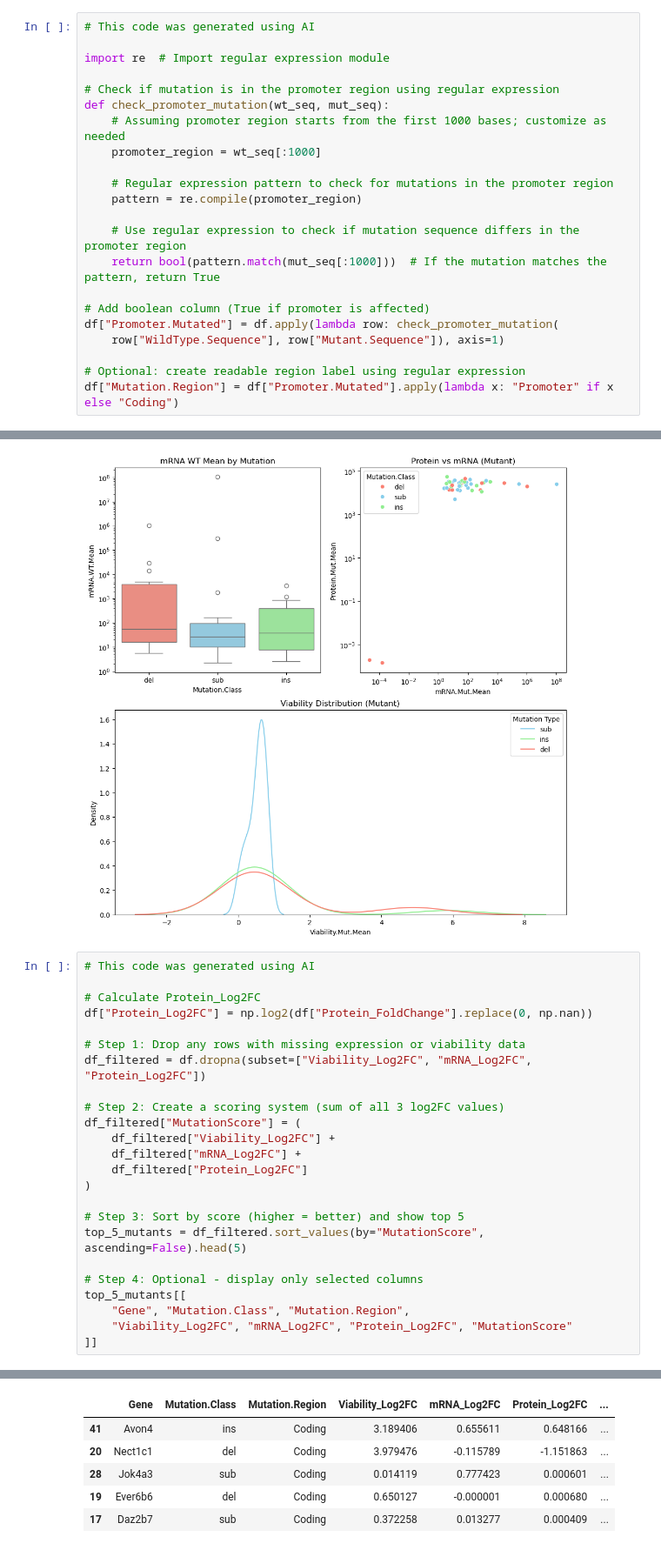
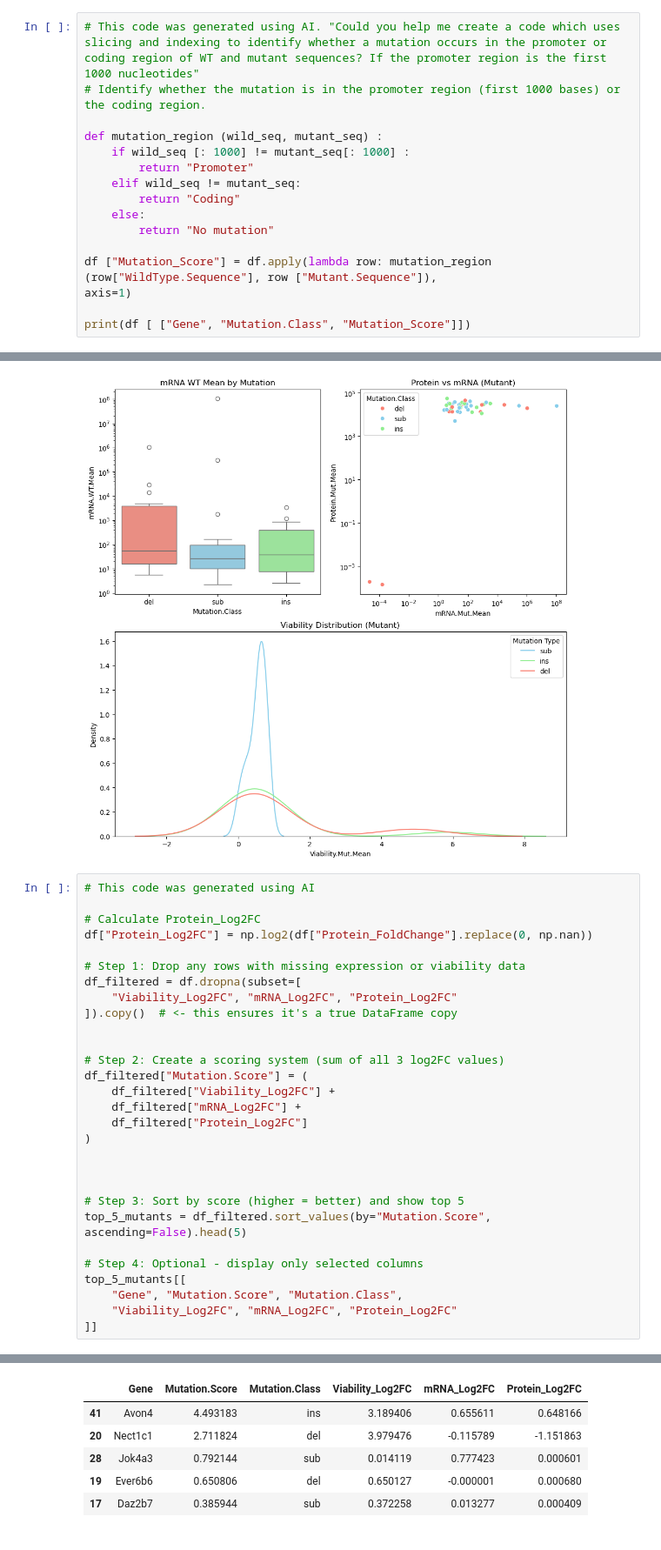
Before and after one commit to shalnaemi/Biotech_computation, a Jupyter notebook: Final Assingment.ipynb, the cells around one changed output, grey strips where cells are left out. Shown at 87% size. Drawn from its saved outputs; the diff is of its cells as text.

```diff
--- a/Final Assingment.ipynb
+++ b/Final Assingment.ipynb
@@ -173,24 +157,18 @@ del    14
 ins    13
 Name: count, dtype: int64
 # %%
-# This code was generated using AI
+# This code was generated using AI. "Could you help me create a code which uses slicing and indexing to identify whether a mutation occurs in the promoter or coding region of WT and mutant sequences? If the promoter region is the first 1000 nucleotides"
+# Identify whether the mutation is in the promoter region (first 1000 bases) or the coding region.
 
-import re  # Import regular expression module
+def mutation_region (wild_seq, mutant_seq) :
+    if wild_seq [: 1000] != mutant_seq[: 1000] :
+        return "Promoter"
+    elif wild_seq != mutant_seq:
+        return "Coding"
+    else:
+        return "No mutation"
 
-# Check if mutation is in the promoter region using regular expression
-def check_promoter_mutation(wt_seq, mut_seq):
-    # Assuming promoter region starts from the first 1000 bases; customize as needed
-    promoter_region = wt_seq[:1000]
+df ["Mutation_Score"] = df.apply(lambda row: mutation_region (row["WildType.Sequence"], row ["Mutant.Sequence"]),
+axis=1)
 
-    # Regular expression pattern to check for mutations in the promoter region
-    pattern = re.compile(promoter_region)
-
-    # Use regular expression to check if mutation sequence differs in the promoter region
-    return bool(pattern.match(mut_seq[:1000]))  # If the mutation matches the pattern, return True
-
-# Add boolean column (True if promoter is affected)
-df["Promoter.Mutated"] = df.apply(lambda row: check_promoter_mutation(
-    row["WildType.Sequence"], row["Mutant.Sequence"]), axis=1)
-
-# Optional: create readable region label using regular expression
-df["Mutation.Region"] = df["Promoter.Mutated"].apply(lambda x: "Promoter" if x else "Coding")
+print(df [ ["Gene", "Mutation.Class", "Mutation_Score"]])
@@ -312,21 +291,26 @@ Passing `palette` without assigning `hue` is deprecated and will be removed in v
 df["Protein_Log2FC"] = np.log2(df["Protein_FoldChange"].replace(0, np.nan))
 
 # Step 1: Drop any rows with missing expression or viability data
-df_filtered = df.dropna(subset=["Viability_Log2FC", "mRNA_Log2FC", "Protein_Log2FC"])
+df_filtered = df.dropna(subset=[
+    "Viability_Log2FC", "mRNA_Log2FC", "Protein_Log2FC"
+]).copy()  # <- this ensures it's a true DataFrame copy
+
 
 # Step 2: Create a scoring system (sum of all 3 log2FC values)
-df_filtered["MutationScore"] = (
+df_filtered["Mutation.Score"] = (
     df_filtered["Viability_Log2FC"] +
     df_filtered["mRNA_Log2FC"] +
     df_filtered["Protein_Log2FC"]
 )
 
+
+
 # Step 3: Sort by score (higher = better) and show top 5
-top_5_mutants = df_filtered.sort_values(by="MutationScore", ascending=False).head(5)
+top_5_mutants = df_filtered.sort_values(by="Mutation.Score", ascending=False).head(5)
 
 # Step 4: Optional - display only selected columns
 top_5_mutants[[
-    "Gene", "Mutation.Class", "Mutation.Region",
-    "Viability_Log2FC", "mRNA_Log2FC", "Protein_Log2FC", "MutationScore"
+    "Gene", "Mutation.Score", "Mutation.Class",
+    "Viability_Log2FC", "mRNA_Log2FC", "Protein_Log2FC"
 ]]
 # %% [output]
@@ -338,6 +317,6 @@ See the caveats in the documentation: https://pandas.pydata.org/pandas-docs/stab
-|  | Gene | Mutation.Class | Mutation.Region | Viability_Log2FC | mRNA_Log2FC | Protein_Log2FC | ... |
-| 41 | Avon4 | ins | Coding | 3.189406 | 0.655611 | 0.648166 | ... |
-| 20 | Nect1c1 | del | Coding | 3.979476 | -0.115789 | -1.151863 | ... |
-| 28 | Jok4a3 | sub | Coding | 0.014119 | 0.777423 | 0.000601 | ... |
-| 19 | Ever6b6 | del | Coding | 0.650127 | -0.000001 | 0.000680 | ... |
-| 17 | Daz2b7 | sub | Coding | 0.372258 | 0.013277 | 0.000409 | ... |
+|  | Gene | Mutation.Score | Mutation.Class | Viability_Log2FC | mRNA_Log2FC | Protein_Log2FC |
+| 41 | Avon4 | 4.493183 | ins | 3.189406 | 0.655611 | 0.648166 |
+| 20 | Nect1c1 | 2.711824 | del | 3.979476 | -0.115789 | -1.151863 |
+| 28 | Jok4a3 | 0.792144 | sub | 0.014119 | 0.777423 | 0.000601 |
+| 19 | Ever6b6 | 0.650806 | del | 0.650127 | -0.000001 | 0.000680 |
+| 17 | Daz2b7 | 0.385944 | sub | 0.372258 | 0.013277 | 0.000409 |
```
Also changed, not shown: parts of 8 cells of this notebook.
